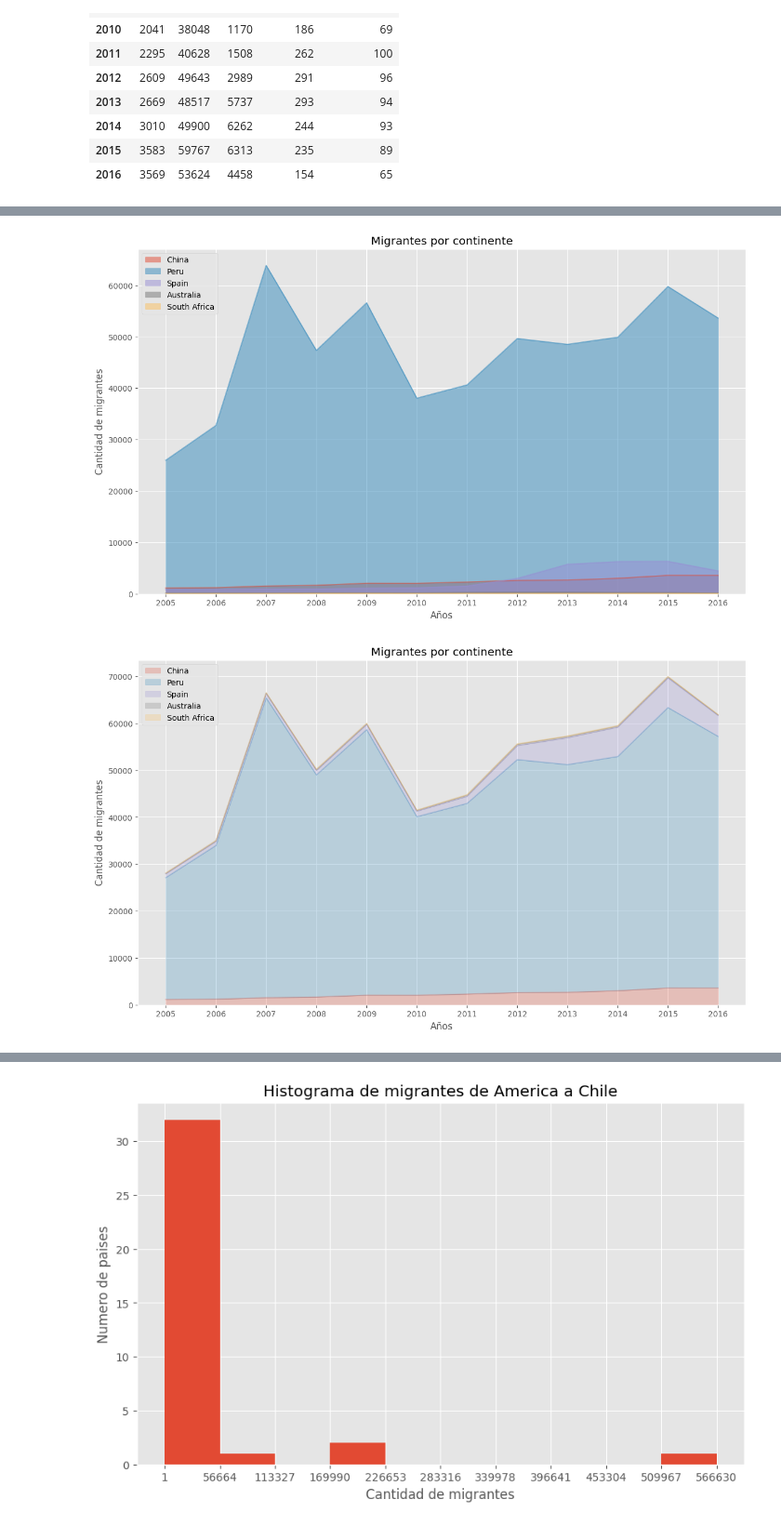
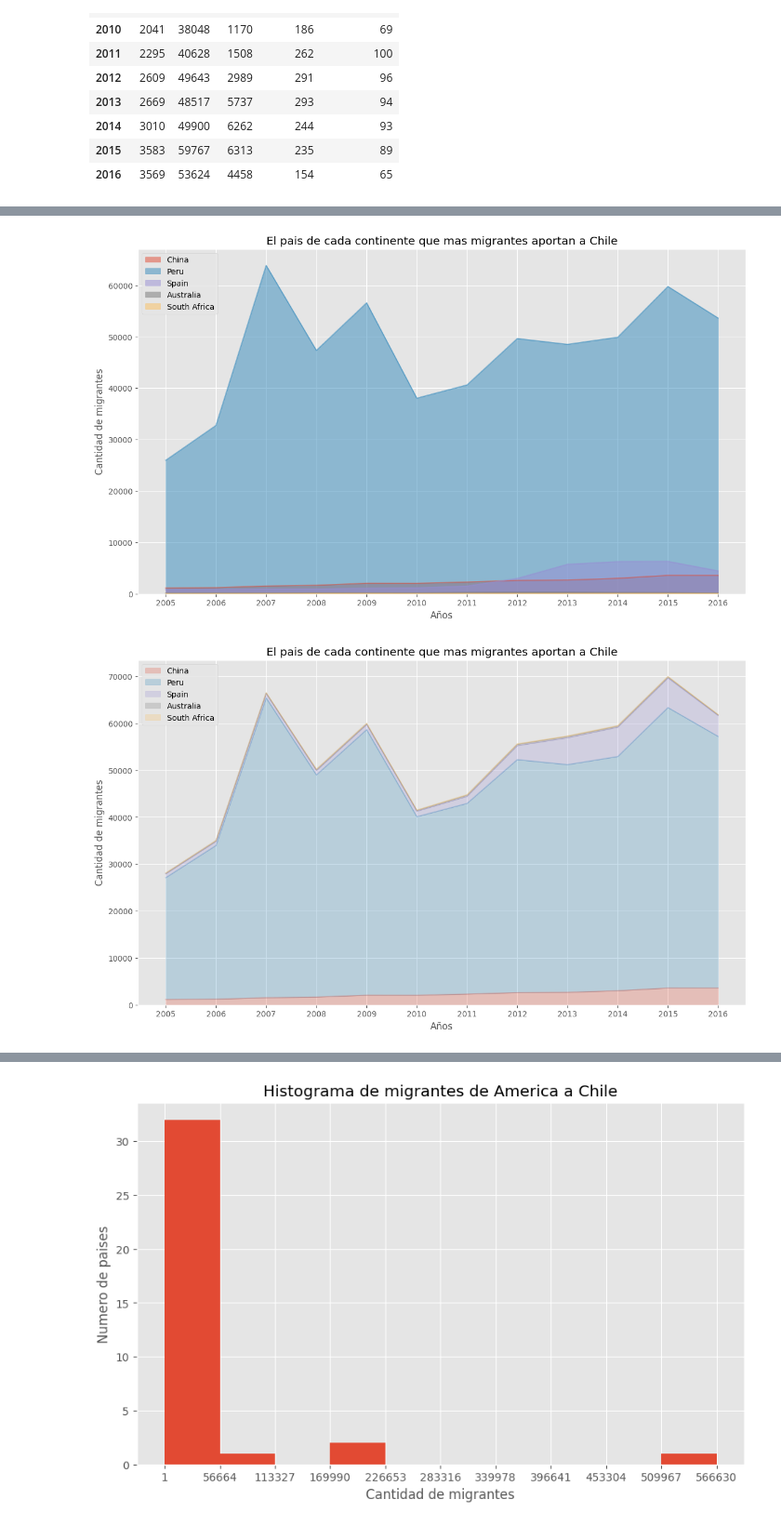
Before and after one commit to mvillarios/vis-de-datos, a Jupyter notebook: Tarea 1/Tarea1.ipynb, the cells around one changed output, grey strips where cells are left out. Shown at 93% size. Saved outputs shown, nothing was run; the diff lists cells and outputs as text; code cells hidden in the pictures.

```diff
--- a/Tarea 1/Tarea1.ipynb
+++ b/Tarea 1/Tarea1.ipynb
@@ -143,19 +143,19 @@ plt.show()
 # %%
 # Area plots para la misma consulta de 1, apilado y no apilado.
 
 continentes.plot(kind='area',
                  stacked=False,
                  figsize=(14, 8))
 
-plt.title('Migrantes por continente')
+plt.title('El pais de cada continente que mas migrantes aportan a Chile')
 plt.ylabel('Cantidad de migrantes')
 plt.xlabel('Años')
 
 plt.xticks(np.arange(min(continentes.index), max(continentes.index)+1, 1.0))
 
 plt.show()
 # %% [output]
-[figure, old version]
+[figure, new version]
 # %%
 # Area plots para la misma consulta de 1, apilado y no apilado.
 
@@ -164,7 +164,7 @@ continentes.plot(kind='area',
                  stacked=True,
                  figsize=(14, 8))
 
-plt.title('Migrantes por continente')
+plt.title('El pais de cada continente que mas migrantes aportan a Chile')
 plt.ylabel('Cantidad de migrantes')
 plt.xlabel('Años')
 
@@ -172,7 +172,7 @@ plt.xticks(np.arange(min(continentes.index), max(continentes.index)+1, 1.0))
 
 plt.show()
 # %% [output]
-[figure, old version]
+[figure, new version]
 # %%
 # Histogramas comparativos de migrantes por país: un histograma por continente,
 # con cantidad total o cantidad en un año determinado.
```
Also changed, not shown: parts of 3 cells of this notebook.
